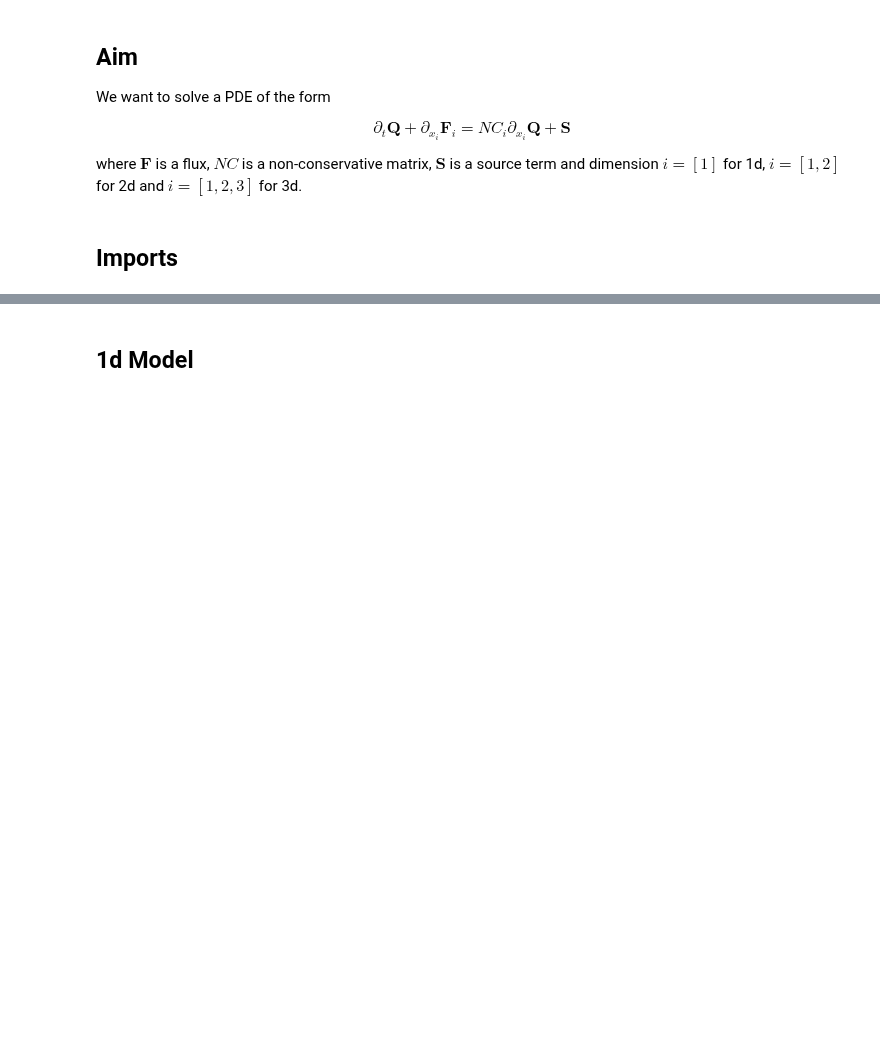
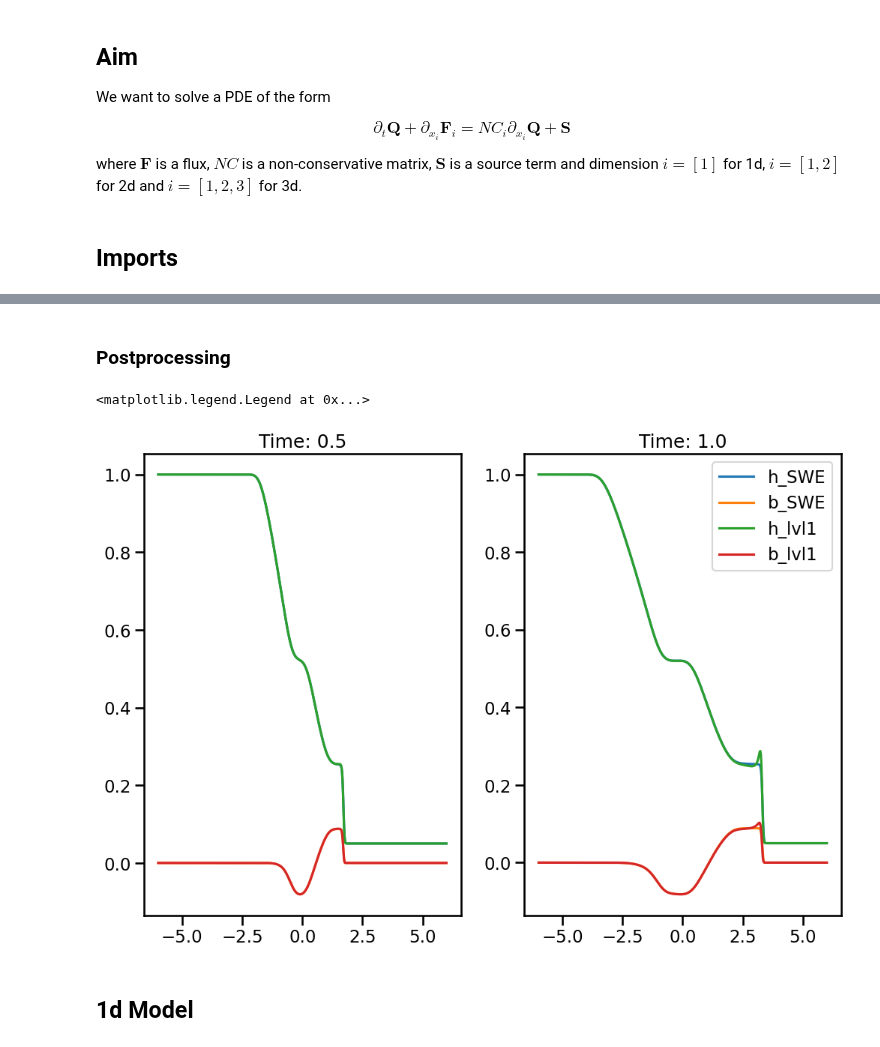
Before and after one commit to mbd-rwth/Zoomy, a Jupyter notebook: demo_smm_sediment.ipynb, the cells around one changed output, grey strips where cells are left out. Saved outputs shown, nothing was run; the diff lists cells and outputs as text; code cells hidden in the pictures; blank space fills up the shorter version.

```diff
--- a/demo_smm_sediment.ipynb
+++ b/demo_smm_sediment.ipynb
@@ -49,3 +292,43 @@ import library.postprocessing.postprocessing as postprocessing
+# %% [markdown]
+### Postprocessing
+# %%
+#| code-fold: true
+#| code-summary: "Postprocessing"
+
+def append_to_plot(ax, X, Q, prefix=''):
+    i_time = 50
+    ax[0].plot(X, Q[i_time, 0, :], label=f'h_{prefix}')
+    # ax[0].plot(X, Q[i_time, 2, :], label=f'a_{prefix}')
+    ax[0].plot(X, Q[i_time, -1, :], label=f'b_{prefix}')
+    ax[0].set_title(f'Time: {np.round(T[i_time], 1)}')
+
+    i_time = -1
+    ax[1].plot(X, Q[i_time, 0, :], label=f'h_{prefix}')
+    # ax[1].plot(X, Q[i_time, 2, :], label=f'a_{prefix}')
+    ax[1].plot(X, Q[i_time, -1, :], label=f'b_{prefix}')
+    ax[1].set_title(f'Time: {np.round(T[i_time], 1)}')
+    return ax
+# filepath = os.path.join(settings.output_dir, 'Simulation.h5')
+filepath = os.path.join('outputs/demo/swe-lvl0', 'Simulation.h5')
+X, Q, Qaux, T = io.load_timeline_of_fields_from_hdf5(filepath)
+# remove the boundary points
+Q = Q[:, :, :-2]
+X = X[:-2]
+
+fig, ax = plt.subplots(1, 2, figsize=(12, 8))
+ax = append_to_plot(ax, X.copy(), Q.copy(), prefix='SWE')
+
+filepath = os.path.join('outputs/demo/swe-lvl1', 'Simulation.h5')
+X, Q, Qaux, T = io.load_timeline_of_fields_from_hdf5(filepath)
+# remove the boundary points
+Q = Q[:, :, :-2]
+X = X[:-2]
+
+ax = append_to_plot(ax, X.copy(), Q.copy(), prefix='lvl1')
+plt.legend()
+# %% [output]
+<matplotlib.legend.Legend at 0x...>
+[figure, added]
 # %% [markdown]
 ## 1d Model
 # %% [markdown]
```
Also changed, not shown: parts of 20 cells of this notebook, 2 other files.
